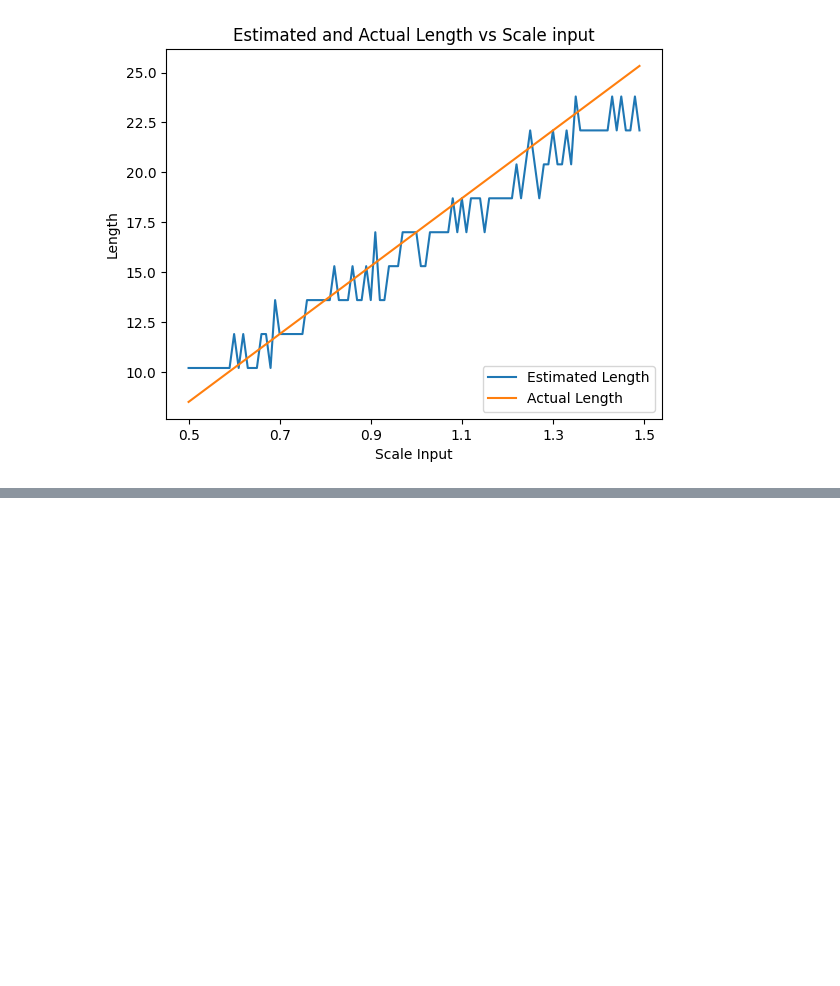
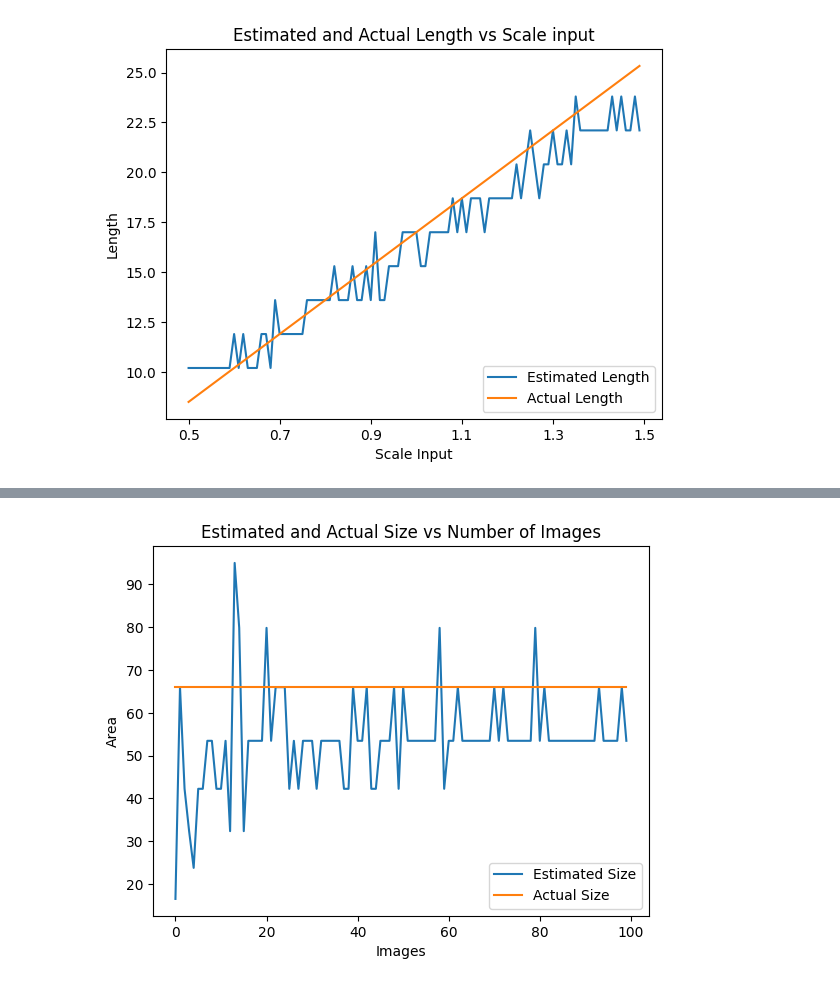
Before and after one commit to HonAnson/fish_cv_algorithm, a Jupyter notebook: analysis.ipynb, the cells around one changed output, grey strips where cells are left out. Saved outputs shown, nothing was run; the diff lists cells and outputs as text; code cells hidden in the pictures; blank space fills up the shorter version.

```diff
--- a/analysis.ipynb
+++ b/analysis.ipynb
@@ -277,0 +304,14 @@ plt.show()
+# %%
+# Plotting the estimated and actual size vs number of images
+fig, ax = plt.subplots()
+fig.canvas.draw()
+
+plt.plot(b, label='Estimated Size')
+plt.plot(d, label='Actual Size')
+plt.xlabel('Images')
+plt.ylabel('Area')
+plt.title('Estimated and Actual Size vs Number of Images')
+plt.legend(loc='lower right')
+plt.show()
+# %% [output]
+[figure, added]
```
Also changed, not shown: parts of 5 cells of this notebook, 7 other files.
